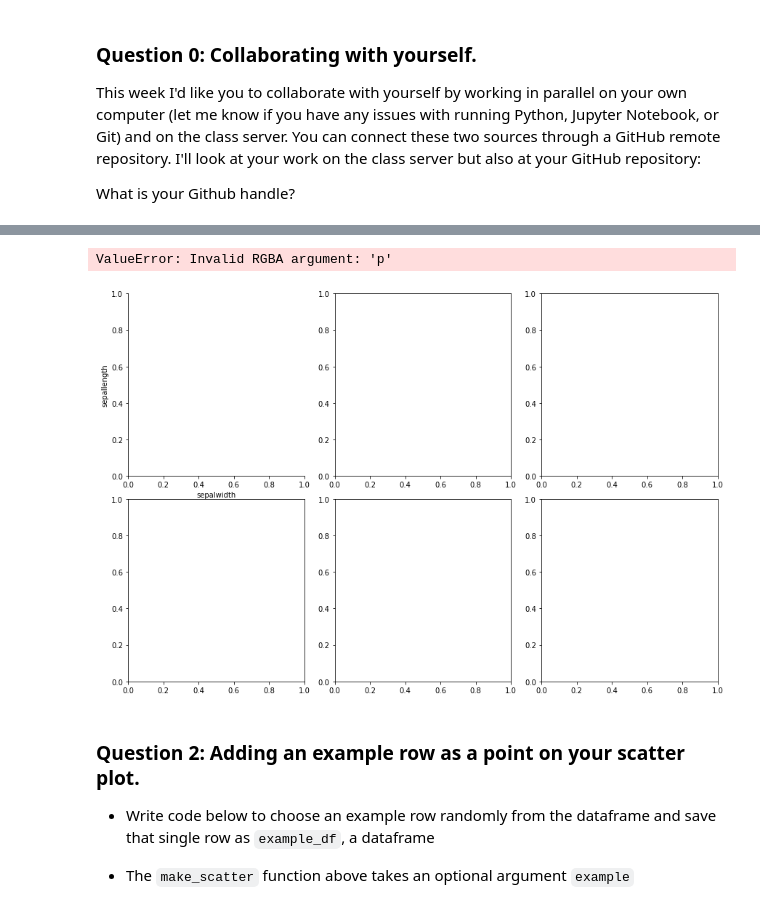
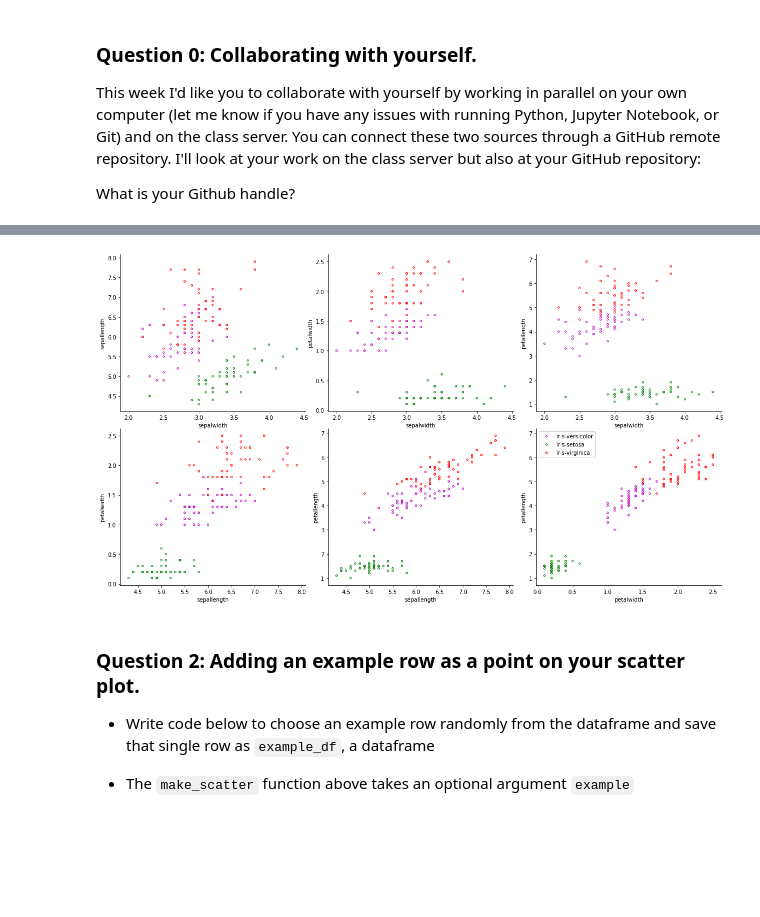
Before and after one commit to rielywhite/BDS-311-hw09, a Jupyter notebook: hw09.ipynb, the cells around one changed output, grey strips where cells are left out. Saved outputs shown, nothing was run; the diff lists cells and outputs as text; code cells hidden in the pictures; blank space fills up the shorter version.

```diff
--- a/hw09.ipynb
+++ b/hw09.ipynb
@@ -41,40 +41,67 @@ df=pd.read_csv('iris.csv')
 df.columns
 
 
 def make_scatter(df,example=None,k=None):
     '''
     Input: df, iris Pandas data frame
     Optional input: example,data frame to plot as point on scatter plots
     Optional input: k, number of closest points to mark
     Makes six scatter plots for each unique pair of parameters
     '''
-    col='m','g','p'
-    spe_class=['Iris-vwersicolor','Iris-setosa','Iris-virginica']
+    col='m','g','r'
+    spe_class=['Iris-versicolor','Iris-setosa','Iris-virginica']
     n=1
     c=3
     r=2
     fig, ax=plt.subplots(r,c)
-    fig.set_size_inches(12,8)
+    fig.set_size_inches(16,9)
     fig.tight_layout()
 
     for i in np.arange(r):
         for j in np.arange(c):
             ax[i,j].spines['top'].set_visible(False)
             ax[i,j].spines['right'].set_visible(False)
             if n==1:
                 x=df.sepalwidth
                 y=df.sepallength
                 ax[i,j].set_xlabel('sepalwidth')
                 ax[i,j].set_ylabel('sepallength')
-            n+=1
+            elif n==2:
+                x=df.sepalwidth
+                y=df.petalwidth
+                ax[i,j].set_xlabel('sepalwidth')
+                ax[i,j].set_ylabel('petalwidth')
+            elif n==3:
+                x=df.sepalwidth
+                y=df.petallength
+                ax[i,j].set_xlabel('sepalwidth')
+                ax[i,j].set_ylabel('petallength')
+            elif n==4:
+                x=df.sepallength
+                y=df.petalwidth
+                ax[i,j].set_xlabel('sepallength')
+                ax[i,j].set_ylabel('petalwidth')
+            elif n==5:
+                x=df.sepallength
+                y=df.petallength
+                ax[i,j].set_xlabel('sepallength')
+                ax[i,j].set_ylabel('petallength')
+            else:
+                x=df.petalwidth
+                y=df.petallength
+                ax[i,j].set_xlabel('petalwidth')
+                ax[i,j].set_ylabel('petallength')
+
+            n=n+1
             for k in np.arange(len(spe_class)):
                 cr_class=spe_class[k]
                 ax[i,j].scatter(x[df['class']==cr_class],y[df['class']==cr_class],s=10,
-                               facecolors='NONE',edgecolors=col,label=cr_class)
+                               facecolors='NONE',edgecolors=col[k],label=cr_class)
+                if n==7:
+                    ax[i,j].legend(loc='upper left')
 make_scatter(df)
 # %% [output]
-ValueError: Invalid RGBA argument: 'p'
-[figure, old version]
+[figure, new version]
 # %% [markdown]
 ### Question 2: Adding an example row as a point on your scatter plot.
 
```
